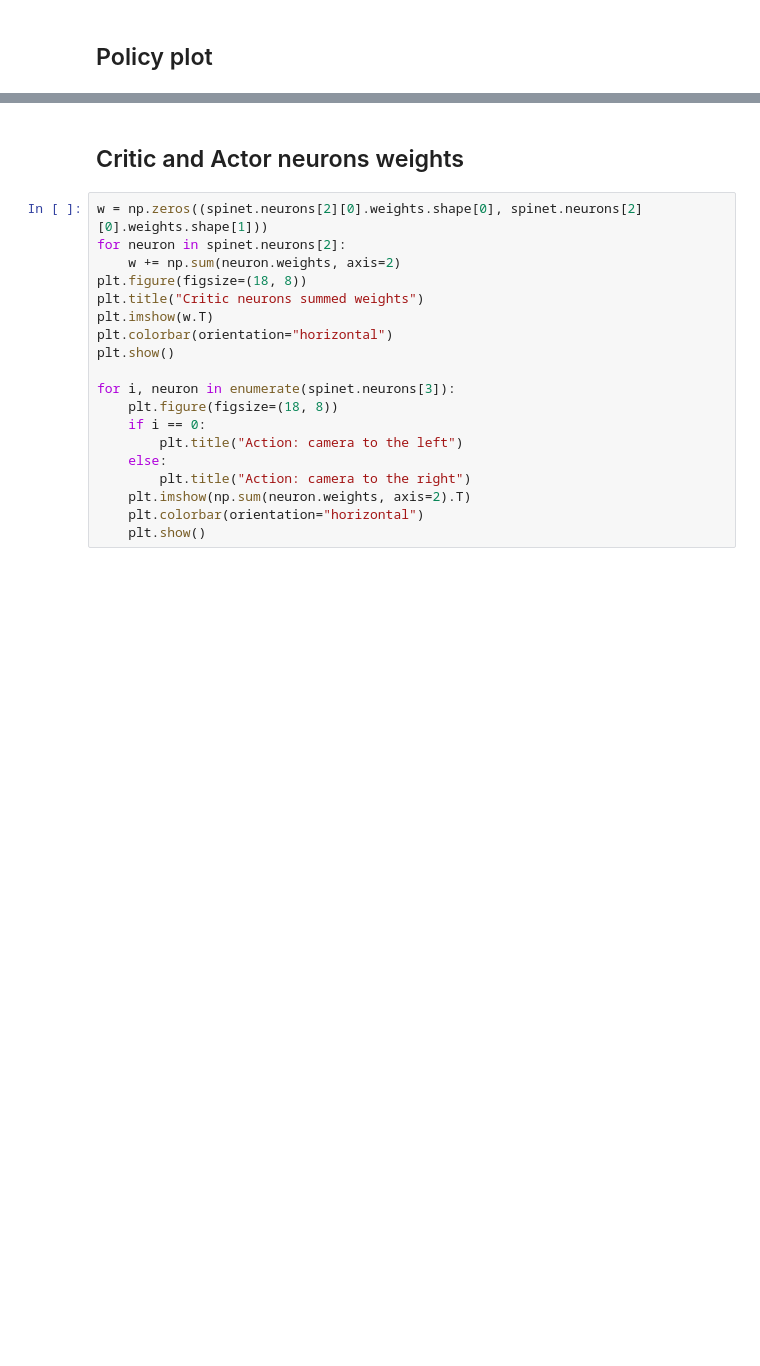
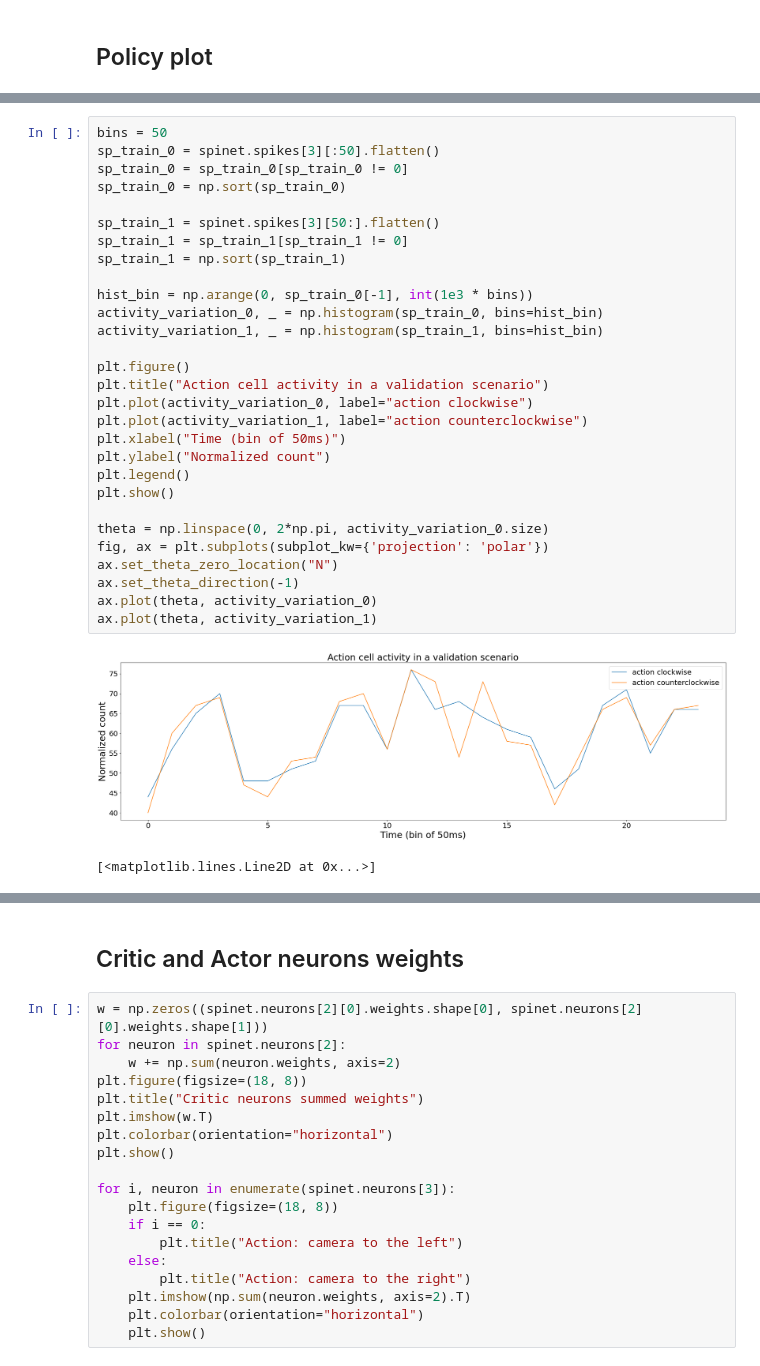
Before and after one commit to comsee-research/Neuvisys-analysis, a Jupyter notebook: Neuvisys.ipynb, the cells around one changed output, grey strips where cells are left out. Cells and saved outputs as stored; diff of their text form; blank space fills up the shorter version.

```diff
--- a/Neuvisys.ipynb
+++ b/Neuvisys.ipynb
@@ -379,0 +357,32 @@ plt.show()
+# %%
+bins = 50
+sp_train_0 = spinet.spikes[3][:50].flatten()
+sp_train_0 = sp_train_0[sp_train_0 != 0]
+sp_train_0 = np.sort(sp_train_0)
+
+sp_train_1 = spinet.spikes[3][50:].flatten()
+sp_train_1 = sp_train_1[sp_train_1 != 0]
+sp_train_1 = np.sort(sp_train_1)
+
+hist_bin = np.arange(0, sp_train_0[-1], int(1e3 * bins))
+activity_variation_0, _ = np.histogram(sp_train_0, bins=hist_bin)
+activity_variation_1, _ = np.histogram(sp_train_1, bins=hist_bin)
+
+plt.figure()
+plt.title("Action cell activity in a validation scenario")
+plt.plot(activity_variation_0, label="action clockwise")
+plt.plot(activity_variation_1, label="action counterclockwise")
+plt.xlabel("Time (bin of 50ms)")
+plt.ylabel("Normalized count")
+plt.legend()
+plt.show()
+
+theta = np.linspace(0, 2*np.pi, activity_variation_0.size)
+fig, ax = plt.subplots(subplot_kw={'projection': 'polar'})
+ax.set_theta_zero_location("N")
+ax.set_theta_direction(-1)
+ax.plot(theta, activity_variation_0)
+ax.plot(theta, activity_variation_1)
+# %% [output]
+[figure, added]
+[<matplotlib.lines.Line2D at 0x...>]
```
Also changed, not shown: parts of 8 cells of this notebook.
